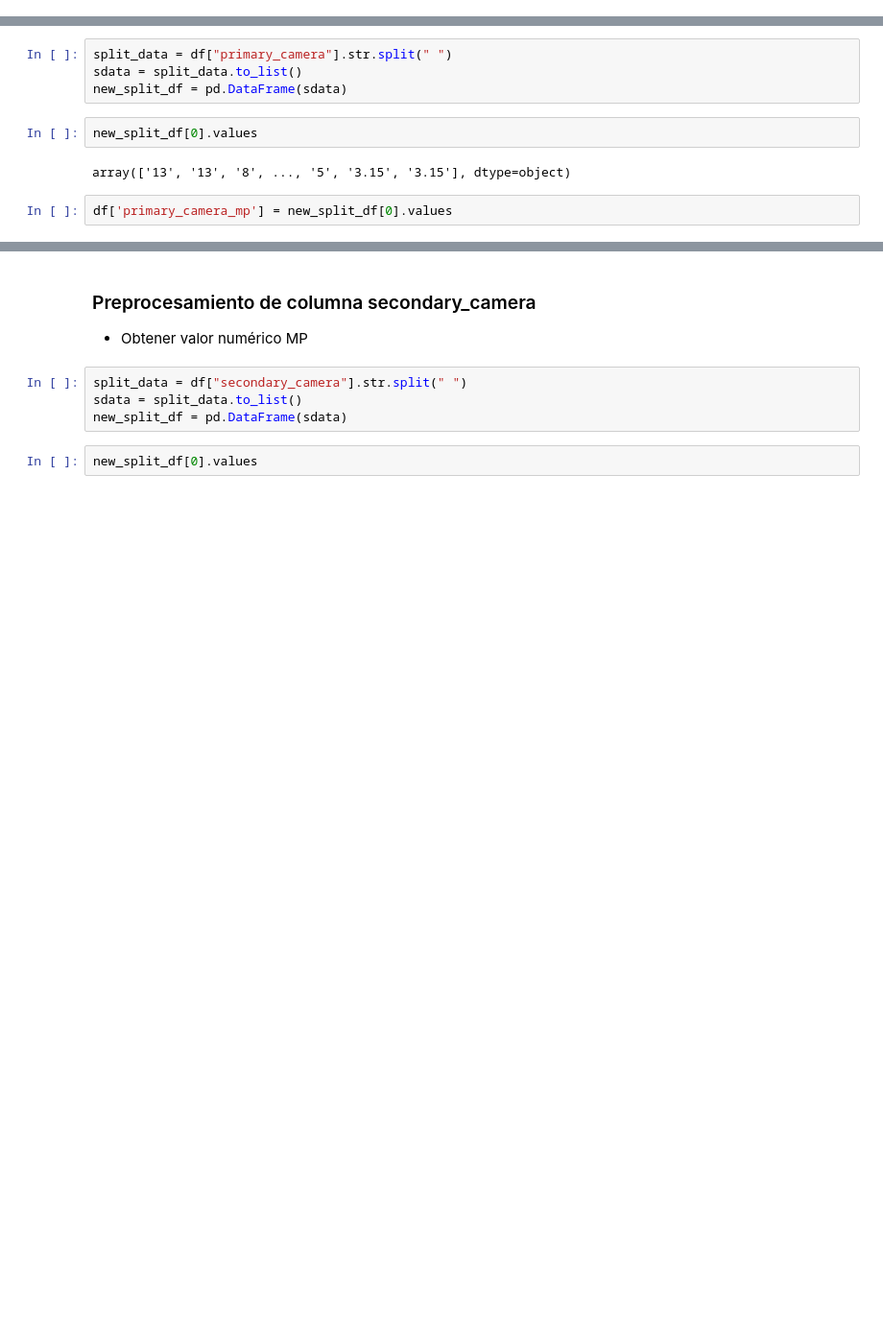
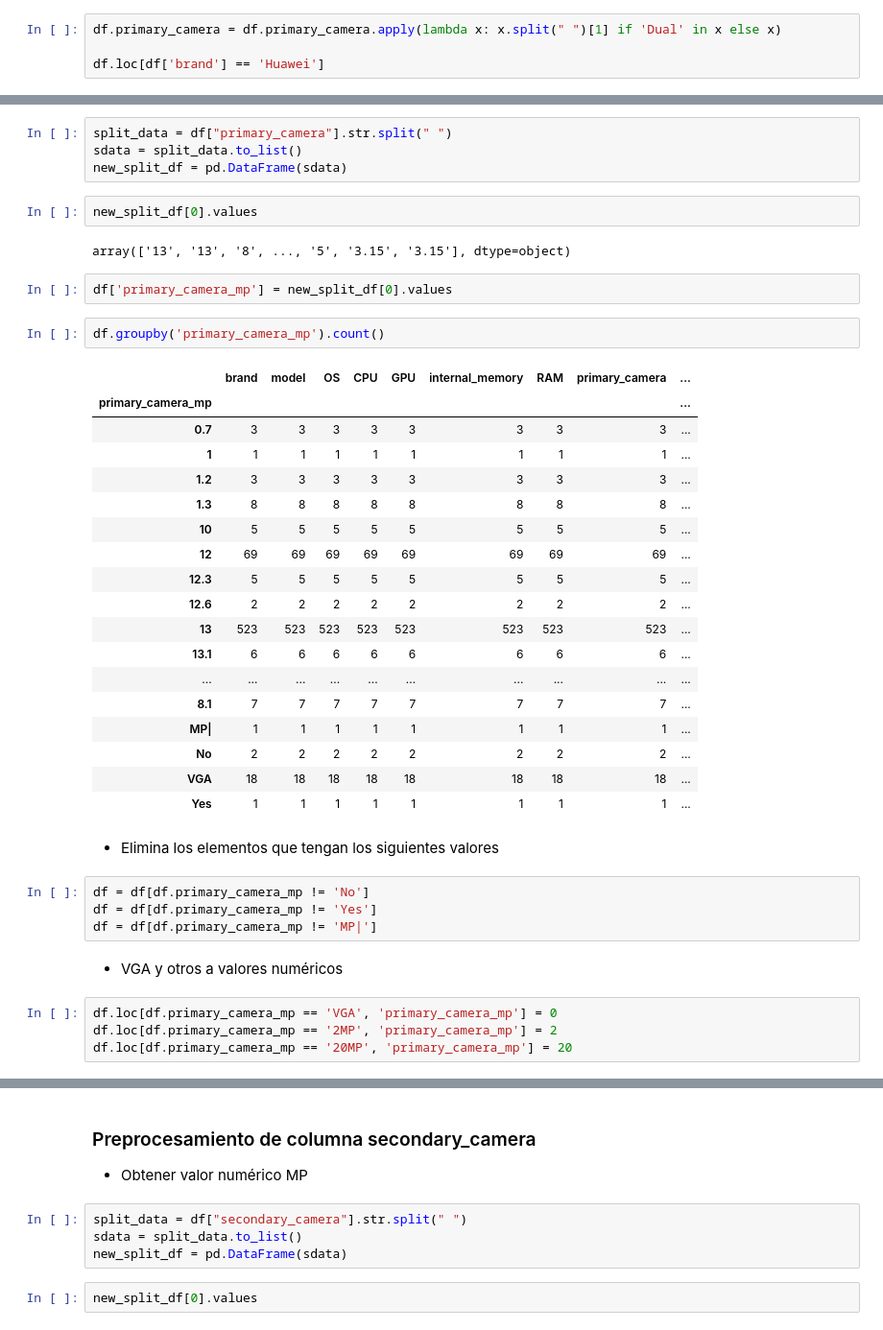
Before and after one commit to jgermanob/PCIC-Inteligencia-aritificial, a Jupyter notebook: Notebooks/Data_preprocessing.ipynb, the cells around one changed output, grey strips where cells are left out. Shown at 96% size. Drawn from its saved outputs; the diff is of its cells as text; blank space fills up the shorter version.

Commit message:
Columna primary_camera verificada

```diff
--- a/Notebooks/Data_preprocessing.ipynb
+++ b/Notebooks/Data_preprocessing.ipynb
@@ -267,0 +287,4 @@ df
+# %%
+df.primary_camera = df.primary_camera.apply(lambda x: x.split(" ")[1] if 'Dual' in x else x)
+
+df.loc[df['brand'] == 'Huawei']
@@ -275,3 +312,36 @@ new_split_df[0].values
 array(['13', '13', '8', ..., '5', '3.15', '3.15'], dtype=object)
 # %%
 df['primary_camera_mp'] = new_split_df[0].values
+# %%
+df.groupby('primary_camera_mp').count()
+# %% [output]
+|  | brand | model | OS | CPU | GPU | internal_memory | RAM | primary_camera | ... |
+| primary_camera_mp |  |  |  |  |  |  |  |  | ... |
+| 0.7 | 3 | 3 | 3 | 3 | 3 | 3 | 3 | 3 | ... |
+| 1 | 1 | 1 | 1 | 1 | 1 | 1 | 1 | 1 | ... |
+| 1.2 | 3 | 3 | 3 | 3 | 3 | 3 | 3 | 3 | ... |
+| 1.3 | 8 | 8 | 8 | 8 | 8 | 8 | 8 | 8 | ... |
+| 10 | 5 | 5 | 5 | 5 | 5 | 5 | 5 | 5 | ... |
+| 12 | 69 | 69 | 69 | 69 | 69 | 69 | 69 | 69 | ... |
+| 12.3 | 5 | 5 | 5 | 5 | 5 | 5 | 5 | 5 | ... |
+| 12.6 | 2 | 2 | 2 | 2 | 2 | 2 | 2 | 2 | ... |
+| 13 | 523 | 523 | 523 | 523 | 523 | 523 | 523 | 523 | ... |
+| 13.1 | 6 | 6 | 6 | 6 | 6 | 6 | 6 | 6 | ... |
+| ... | ... | ... | ... | ... | ... | ... | ... | ... | ... |
+| 8.1 | 7 | 7 | 7 | 7 | 7 | 7 | 7 | 7 | ... |
+| MP| | 1 | 1 | 1 | 1 | 1 | 1 | 1 | 1 | ... |
+| No | 2 | 2 | 2 | 2 | 2 | 2 | 2 | 2 | ... |
+| VGA | 18 | 18 | 18 | 18 | 18 | 18 | 18 | 18 | ... |
+| Yes | 1 | 1 | 1 | 1 | 1 | 1 | 1 | 1 | ... |
+# %% [markdown]
+- Elimina los elementos que tengan los siguientes valores
+# %%
+df = df[df.primary_camera_mp != 'No']
+df = df[df.primary_camera_mp != 'Yes']
+df = df[df.primary_camera_mp != 'MP|']
+# %% [markdown]
+- VGA y otros a valores numéricos
+# %%
+df.loc[df.primary_camera_mp == 'VGA', 'primary_camera_mp'] = 0
+df.loc[df.primary_camera_mp == '2MP', 'primary_camera_mp'] = 2
+df.loc[df.primary_camera_mp == '20MP', 'primary_camera_mp'] = 20
```
Also changed, not shown: parts of 13 cells of this notebook, 1 other file.
